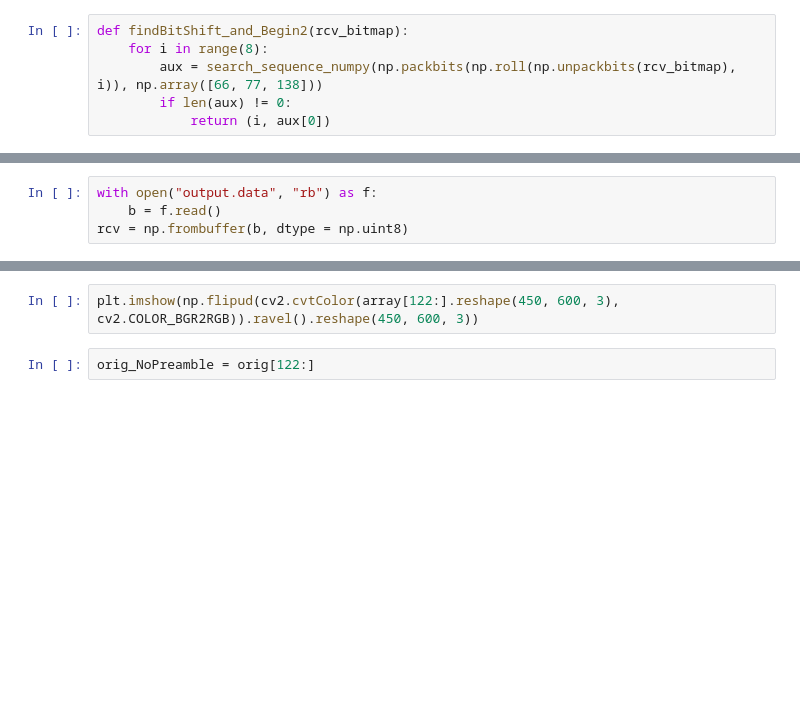
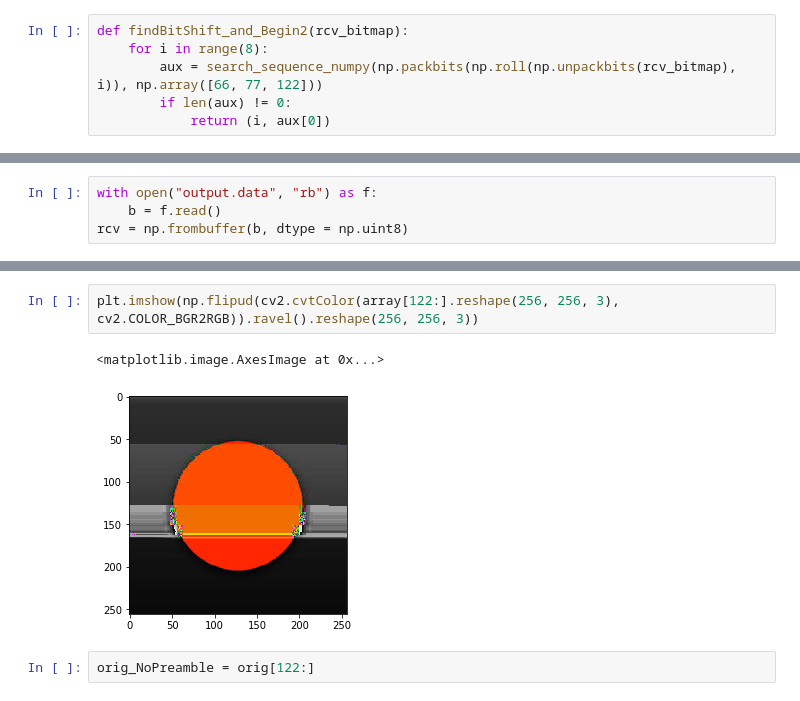
Before and after one commit to rafaelmcam/gr-ITpp, a Jupyter notebook: examples/Simulação BPSK/Transmissão RedDot Usando ConstellationMod/DBPSK.ipynb, the cells around one changed output, grey strips where cells are left out. Saved outputs shown, nothing was run; the diff lists cells and outputs as text; blank space fills up the shorter version.

```diff
--- a/examples/Simulação BPSK/Transmissão RedDot Usando ConstellationMod/DBPSK.ipynb
+++ b/examples/Simulação BPSK/Transmissão RedDot Usando ConstellationMod/DBPSK.ipynb
@@ -26,7 +26,7 @@ header = orig[:122]
 # %%
 def findBitShift_and_Begin2(rcv_bitmap):
     for i in range(8):
-        aux = search_sequence_numpy(np.packbits(np.roll(np.unpackbits(rcv_bitmap), i)), np.array([66, 77, 138]))
+        aux = search_sequence_numpy(np.packbits(np.roll(np.unpackbits(rcv_bitmap), i)), np.array([66, 77, 122]))
         if len(aux) != 0:
             return (i, aux[0])
 # %%
@@ -65,5 +87,8 @@ orig
 # %%
-plt.imshow(np.flipud(cv2.cvtColor(array[122:].reshape(450, 600, 3), cv2.COLOR_BGR2RGB)).ravel().reshape(450, 600, 3))
+plt.imshow(np.flipud(cv2.cvtColor(array[122:].reshape(256, 256, 3), cv2.COLOR_BGR2RGB)).ravel().reshape(256, 256, 3))
+# %% [output]
+<matplotlib.image.AxesImage at 0x...>
+[figure, added]
 # %%
 orig_NoPreamble = orig[122:]
 # %%
```
Also changed, not shown: parts of 20 cells of this notebook, 1 other file.
